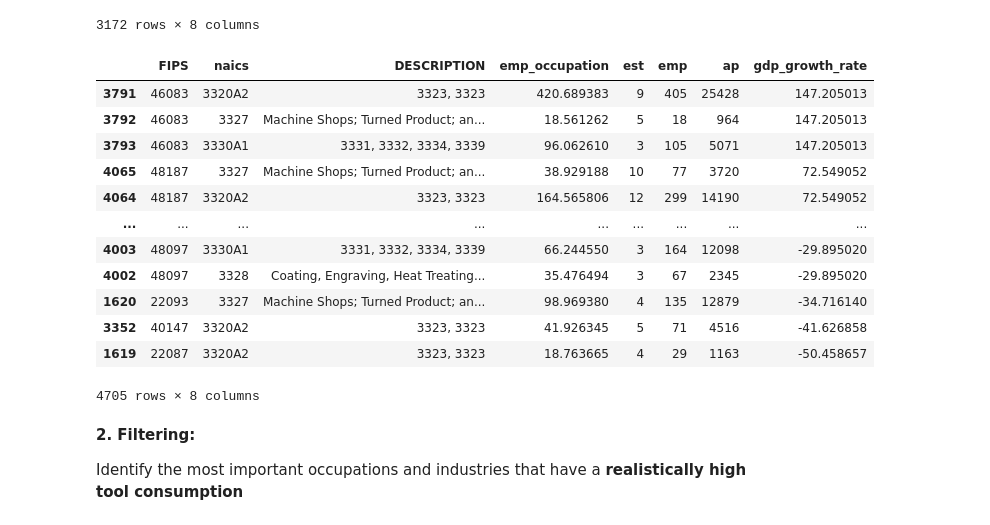
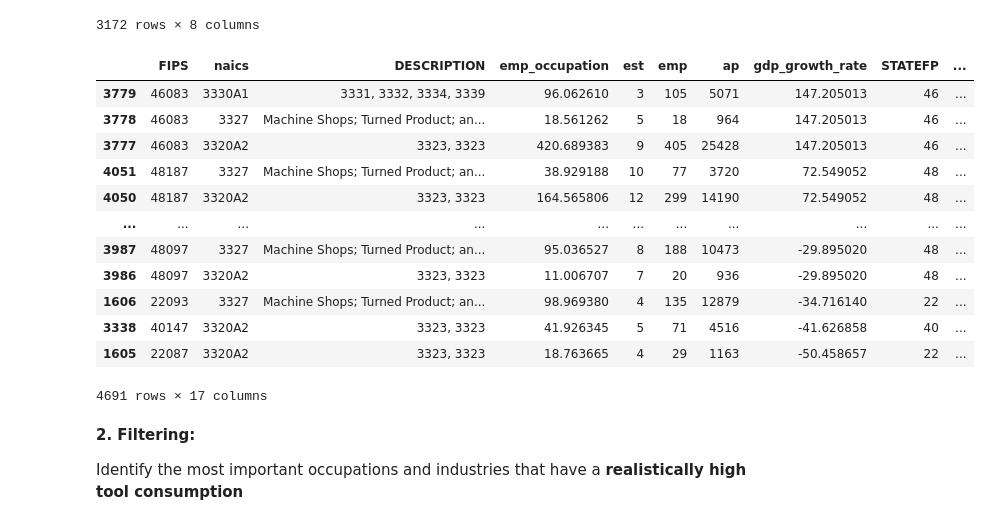
Before and after one commit to dkkdark/Data-Driven-Modeling-WS24-25, a Jupyter notebook: notebooks/data_preparation.ipynb, the cells around one changed output. Drawn from its saved outputs; the diff is of its cells as text; code cells hidden in the pictures.

Commit message:
add state data

```diff
--- a/notebooks/data_preparation.ipynb
+++ b/notebooks/data_preparation.ipynb
@@ -156,5 +55,0 @@ We will insert random values between 0 and 10 as an example
-# %%
-# Generate random values for each NAICS and assign them to each entry in the group
-random_values = {naics: np.random.randint(0, 11) for naics in df_pattern['naics'].unique()}
-df_pattern['tool_consumption'] = df_pattern['naics'].map(random_values)
-df_pattern.head(3)
@@ -533,3 +68,20 @@ plt.show()
+# %%
+filtered_statefp = df_state.loc[~df_state['NAME'].isin(['Alaska', 'Hawaii', 'Puerto Rico', 'Commonwealth of the Northern Mariana Islands', 'American Samoa', 'United States Virgin Islands', 'Guam']), 'STATEFP']
+
+# Creating a new DataFrame for state & county shapes that match the filtered STATEFP codes.
+filtered_state_df = df_state[df_state['STATEFP'].isin(filtered_statefp)]
+filtered_county_df = df_county[df_county['STATEFP'].isin(filtered_statefp)]
+# %%
+filtered_county_df = filtered_county_df.rename(columns={"GEOID": "FIPS"})
+# %%
+# Rename columns
+filtered_county_df = filtered_county_df.rename(
+    columns={col: f"county_{col}" for col in filtered_county_df.columns if col not in ['STATEFP', 'FIPS', "county_"]}
+)
+
+filtered_state_df = filtered_state_df.rename(
+    columns={col: f"state_{col}" for col in filtered_state_df.columns if col not in ['STATEFP', 'FIPS', "state_"]}
+)
 # %% [markdown]
 **1. Selection of features:**
 
@@ -697,41 +249,57 @@ gdp_by_fips.sort_values(by='gdp_growth_rate', ascending=False)
 # %%
 # merge tables
 merged_occupation_est = occupation_summary.reset_index().merge(
     regional_est_summary.reset_index(),
     on=['FIPS', 'naics'],
     how='inner'
 )
 
 occupation_agg = merged_occupation_est.groupby(['FIPS', 'naics', 'DESCRIPTION']).agg(
     emp_occupation=('emp_occupation', 'sum'),
     est=('est', 'sum'),
     emp=('emp', 'sum'),
     ap=('ap', 'sum'),
 ).reset_index()
 
 final_table = occupation_agg.merge(
     gdp_by_fips[['FIPS', 'gdp_growth_rate']],
     on='FIPS',
     how='inner'
 )
 
+filtered_county_df['STATEFP'] = filtered_county_df['STATEFP'].astype(str)
+filtered_state_df['STATEFP'] = filtered_state_df['STATEFP'].astype(str)
+
+final_table = final_table.merge(
+    filtered_county_df,
+    on='FIPS',
+    how='inner'
+)
+
+final_table_with_state_geo = final_table.merge(
+    filtered_state_df,
+    on='STATEFP',
+    how='inner'
+)
+
+
 final_table.sort_values(
     by='gdp_growth_rate', ascending=False
 )
 # %% [output]
-|  | FIPS | naics | DESCRIPTION | emp_occupation | est | emp | ap | gdp_growth_rate |
-| 3791 | 46083 | 3320A2 | 3323, 3323 | 420.689383 | 9 | 405 | 25428 | 147.205013 |
-| 3792 | 46083 | 3327 | Machine Shops; Turned Product; an... | 18.561262 | 5 | 18 | 964 | 147.205013 |
-| 3793 | 46083 | 3330A1 | 3331, 3332, 3334, 3339 | 96.062610 | 3 | 105 | 5071 | 147.205013 |
-| 4065 | 48187 | 3327 | Machine Shops; Turned Product; an... | 38.929188 | 10 | 77 | 3720 | 72.549052 |
-| 4064 | 48187 | 3320A2 | 3323, 3323 | 164.565806 | 12 | 299 | 14190 | 72.549052 |
-| ... | ... | ... | ... | ... | ... | ... | ... | ... |
-| 4003 | 48097 | 3330A1 | 3331, 3332, 3334, 3339 | 66.244550 | 3 | 164 | 12098 | -29.895020 |
-| 4002 | 48097 | 3328 | Coating, Engraving, Heat Treating... | 35.476494 | 3 | 67 | 2345 | -29.895020 |
-| 1620 | 22093 | 3327 | Machine Shops; Turned Product; an... | 98.969380 | 4 | 135 | 12879 | -34.716140 |
-| 3352 | 40147 | 3320A2 | 3323, 3323 | 41.926345 | 5 | 71 | 4516 | -41.626858 |
-| 1619 | 22087 | 3320A2 | 3323, 3323 | 18.763665 | 4 | 29 | 1163 | -50.458657 |
+|  | FIPS | naics | DESCRIPTION | emp_occupation | est | emp | ap | gdp_growth_rate | STATEFP | ... |
+| 3779 | 46083 | 3330A1 | 3331, 3332, 3334, 3339 | 96.062610 | 3 | 105 | 5071 | 147.205013 | 46 | ... |
+| 3778 | 46083 | 3327 | Machine Shops; Turned Product; an... | 18.561262 | 5 | 18 | 964 | 147.205013 | 46 | ... |
+| 3777 | 46083 | 3320A2 | 3323, 3323 | 420.689383 | 9 | 405 | 25428 | 147.205013 | 46 | ... |
+| 4051 | 48187 | 3327 | Machine Shops; Turned Product; an... | 38.929188 | 10 | 77 | 3720 | 72.549052 | 48 | ... |
+| 4050 | 48187 | 3320A2 | 3323, 3323 | 164.565806 | 12 | 299 | 14190 | 72.549052 | 48 | ... |
+| ... | ... | ... | ... | ... | ... | ... | ... | ... | ... | ... |
+| 3987 | 48097 | 3327 | Machine Shops; Turned Product; an... | 95.036527 | 8 | 188 | 10473 | -29.895020 | 48 | ... |
+| 3986 | 48097 | 3320A2 | 3323, 3323 | 11.006707 | 7 | 20 | 936 | -29.895020 | 48 | ... |
+| 1606 | 22093 | 3327 | Machine Shops; Turned Product; an... | 98.969380 | 4 | 135 | 12879 | -34.716140 | 22 | ... |
+| 3338 | 40147 | 3320A2 | 3323, 3323 | 41.926345 | 5 | 71 | 4516 | -41.626858 | 40 | ... |
+| 1605 | 22087 | 3320A2 | 3323, 3323 | 18.763665 | 4 | 29 | 1163 | -50.458657 | 22 | ... |
-4705 rows × 8 columns
+4691 rows × 17 columns
 # %% [markdown]
 **2. Filtering:**
 
```
Also changed, not shown: parts of 51 cells of this notebook.
